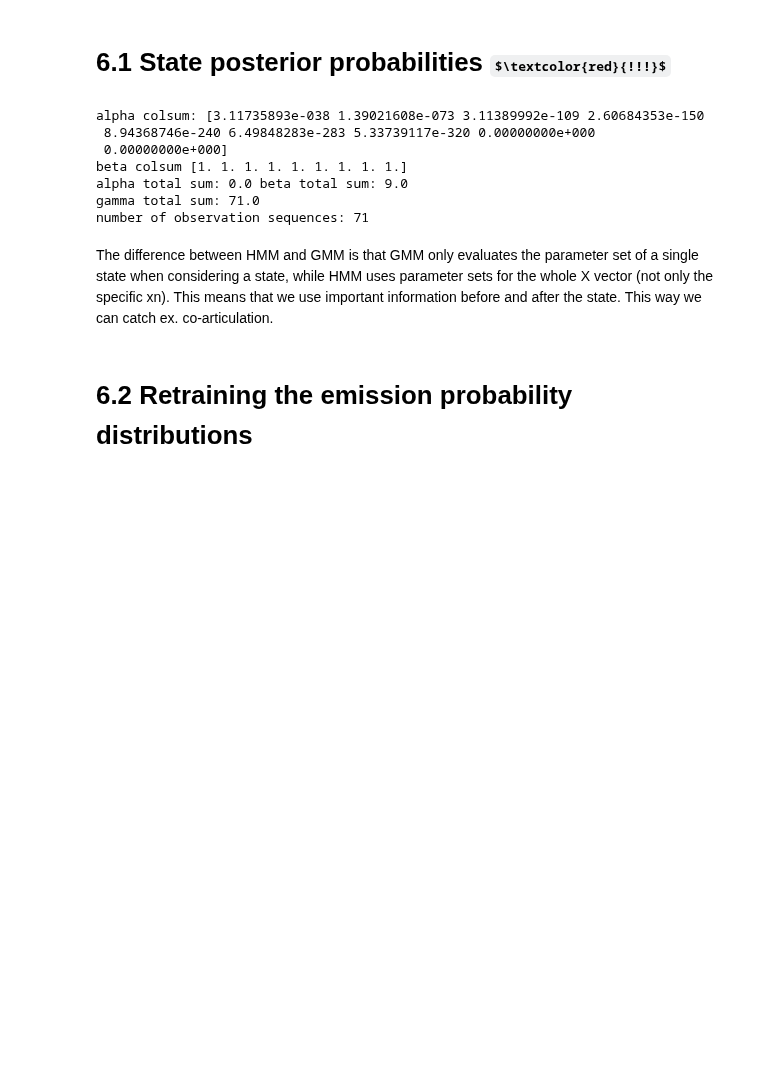
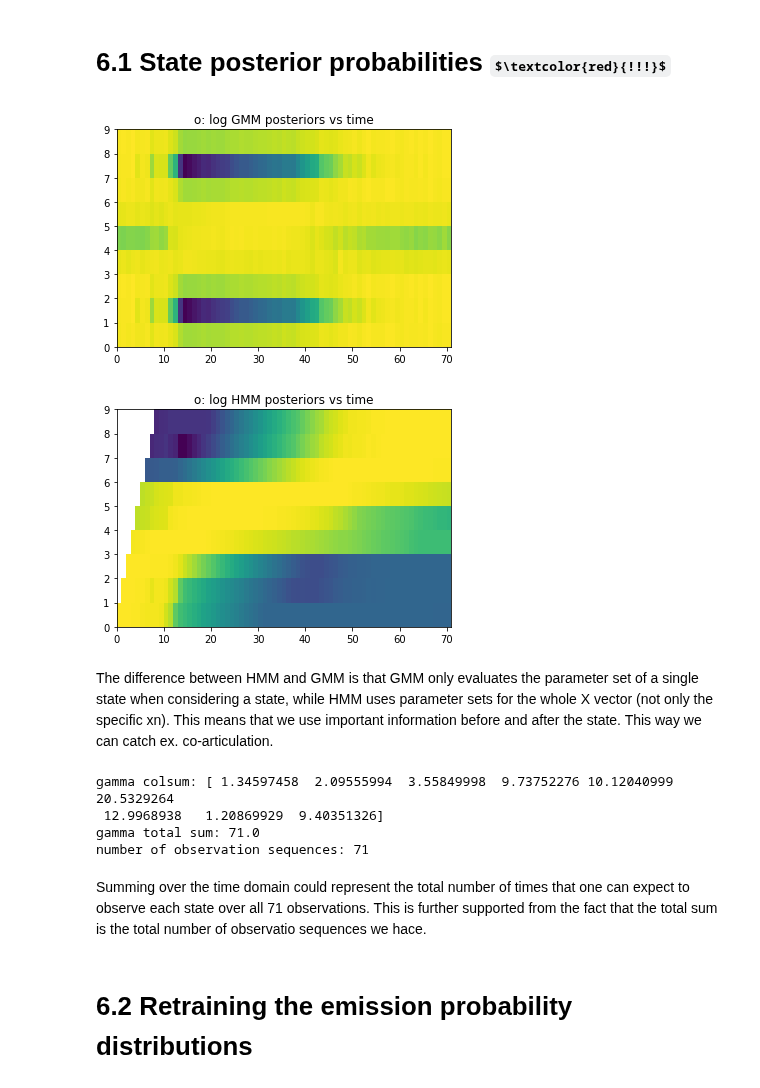
Before and after one commit to kurreman/DT2119_Speech, a Jupyter notebook: LAB2/KORAY_LAB2.ipynb, the cells around one changed output. Drawn from its saved outputs; the diff is of its cells as text; code cells hidden in the pictures; some formulas as TeX source; blank space fills up the shorter version.

```diff
--- a/LAB2/KORAY_LAB2.ipynb
+++ b/LAB2/KORAY_LAB2.ipynb
@@ -234,32 +234,43 @@ if not np.allclose(logbeta,example['logbeta']):
 # %%
 loggamma = proto.statePosteriors(logalpha,logbeta)
 
 if not np.allclose(loggamma,example['loggamma']):
         raise Exception("statePosteriers broken")
 
 # print(logalpha[0:2,:])
 # print(logbeta[0:2,:])
 # print(loggamma[0:2,:])
 
 alpha = np.exp(logalpha)
 beta = np.exp(logbeta)
 gamma = np.exp(loggamma)
 
-print("alpha colsum:",alpha.sum(axis=0))
-print("beta colsum",beta.sum(axis=0))
-print("alpha total sum:",np.rint(alpha.sum(axis=0).sum()),"beta total sum:",np.rint(beta.sum(axis=0).sum()))
-print("gamma total sum:",np.rint(gamma.sum(axis=0).sum()))
-print("number of observation sequences:",alpha.shape[0])
+plt.pcolormesh(obsloglik.T)
+plt.title("o: log GMM posteriors vs time")
+plt.show()
+
+plt.pcolormesh(loggamma.T)
+plt.title("o: log HMM posteriors vs time")
+plt.show()
 # %% [output]
-alpha colsum: [3.11735893e-038 1.39021608e-073 3.11389992e-109 2.60684353e-150
- 8.94368746e-240 6.49848283e-283 5.33739117e-320 0.00000000e+000
- 0.00000000e+000]
-beta colsum [1. 1. 1. 1. 1. 1. 1. 1. 1.]
-alpha total sum: 0.0 beta total sum: 9.0
-gamma total sum: 71.0
-number of observation sequences: 71
+[figure, added]
+[figure, added]
 # %% [markdown]
 The difference between HMM and GMM is that GMM only evaluates the parameter set of a single state when considering a state, while HMM uses parameter sets for the whole X vector (not only the specific xn). This means that we use important information before and after the state. This way we can catch ex. co-articulation.
+# %%
+#print("alpha colsum:",alpha.sum(axis=0))
+#print("beta colsum",beta.sum(axis=0))
+#print("alpha total sum:",np.rint(alpha.sum(axis=0).sum()),"beta total sum:",np.rint(beta.sum(axis=0).sum()))
+print("gamma colsum:",gamma.sum(axis=0))
+print("gamma total sum:",np.rint(gamma.sum(axis=0).sum()))
+print("number of observation sequences:",alpha.shape[0])
+# %% [output]
+gamma colsum: [ 1.34597458  2.09555994  3.55849998  9.73752276 10.12040999 20.5329264
+ 12.9968938   1.20869929  9.40351326]
+gamma total sum: 71.0
+number of observation sequences: 71
+# %% [markdown]
+Summing over the time domain could represent the total number of times that one can expect to observe each state over all 71 observations. This is further supported from the fact that the total sum is the total number of observatio sequences we hace.
 # %% [markdown]
 # 6.2 Retraining the emission probability distributions
 # %%
```
Also changed, not shown: parts of 1 cell of this notebook, 2 other files.
